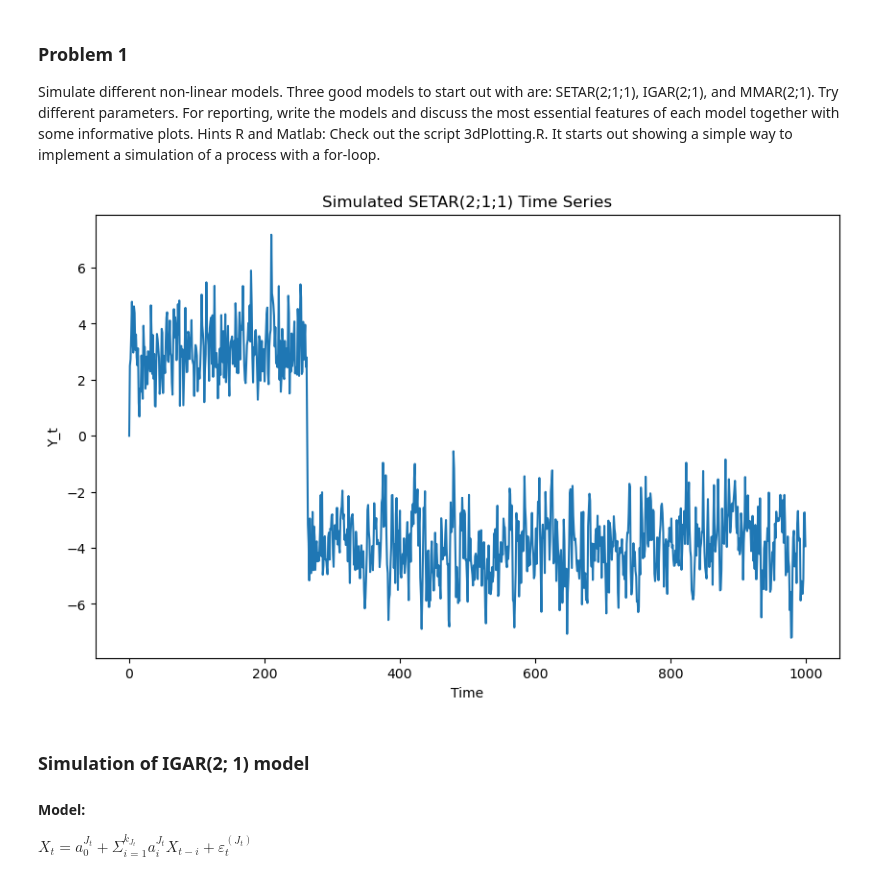
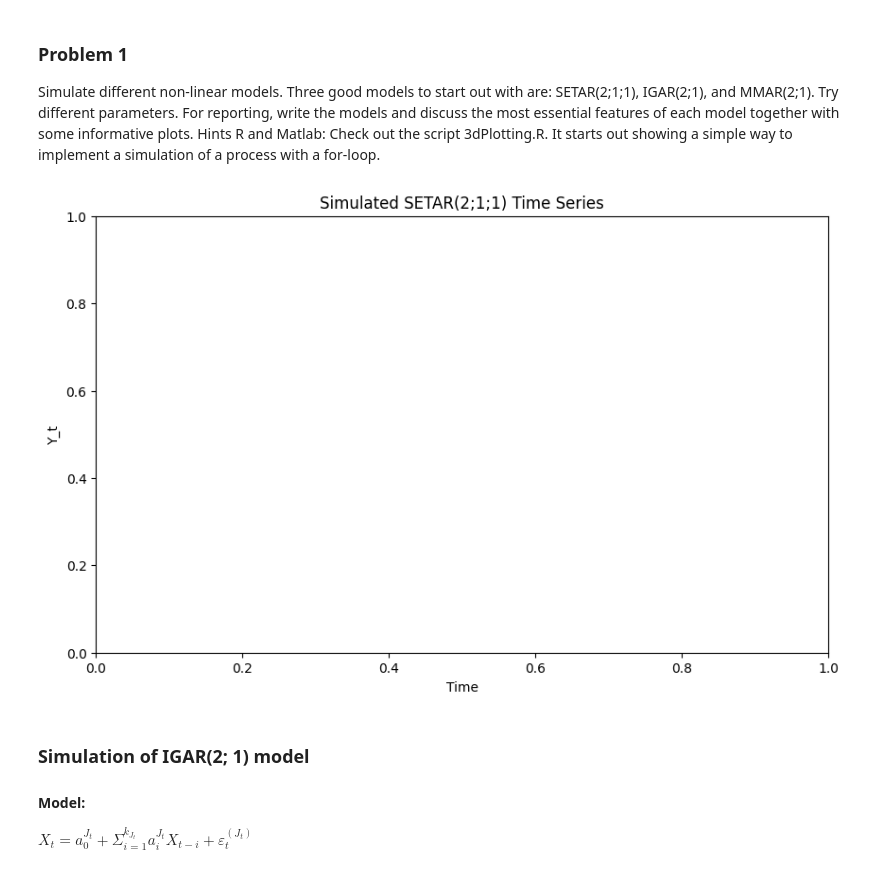
Before and after one commit to gustavn19/advanced_time_series_analysis, a Jupyter notebook: computer_exercise_1-kopi.ipynb, the cells around one changed output. Cells and saved outputs as stored; diff of their text form; code cells hidden in the pictures.

```diff
--- a/computer_exercise_1-kopi.ipynb
+++ b/computer_exercise_1-kopi.ipynb
@@ -10,32 +10,30 @@ simple way to implement a simulation of a process with a for-loop.
 # %%
 # Simulate SETAR(2;1;1) with different parameters and plot the results
 import numpy as np
 import pandas as pd
 import matplotlib.pyplot as plt
-import seaborn as sns
 
 np.random.seed(42)
 a_0_1 = -2
 a_1_1 = 0.5
 a_0_2 = 2
 a_1_2 = 0.35
 
-n = 1000
+n = 10000
 Y = np.zeros(n)
 for t in range(1, n):
     if Y[t-1] < 0:
         Y[t] = a_0_1 + a_1_1* Y[t-1] + np.random.normal()
     else:
         Y[t] = a_0_2 + a_1_2 * Y[t-1] + np.random.normal()
 df = pd.DataFrame(Y, columns=['Value'])
 plt.figure(figsize=(10, 6))
-sns.lineplot(data=df, x=df.index, y='Value')
 plt.title('Simulated SETAR(2;1;1) Time Series')
 plt.xlabel('Time')
 plt.ylabel('Y_t')
 plt.show()
 # %% [output]
-[figure, old version]
+[figure, new version]
 # %% [markdown]
 ### Simulation of IGAR(2; 1) model
 
```
Also changed, not shown: parts of 7 cells of this notebook, 1 other file.
